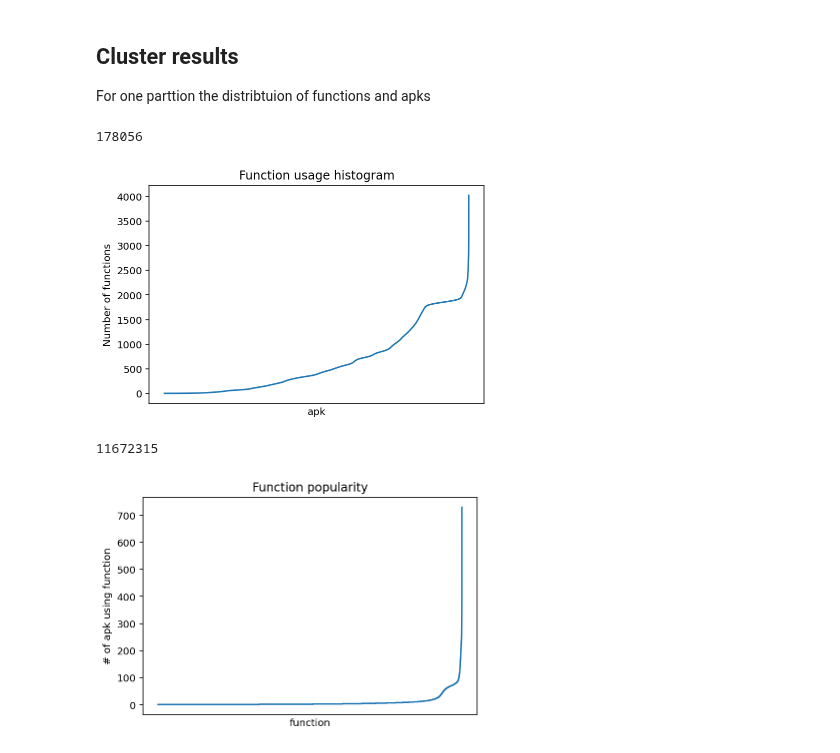
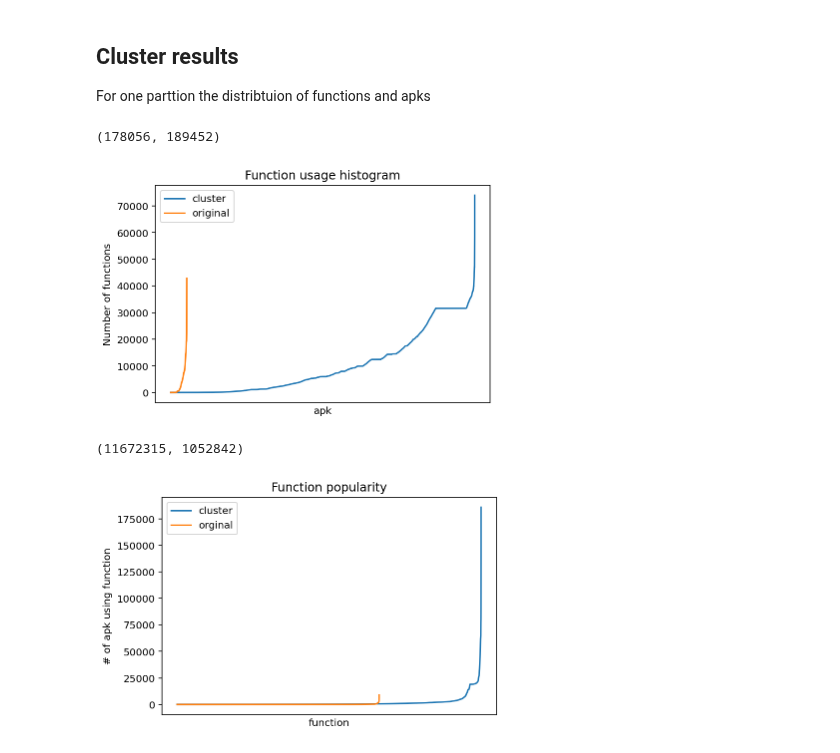
Before and after one commit to jrybicki-jsc/smms, a Jupyter notebook: graphla/clusterresults.ipynb, the cells around one changed output. Drawn from its saved outputs; the diff is of its cells as text; code cells hidden in the pictures.

```diff
--- a/graphla/clusterresults.ipynb
+++ b/graphla/clusterresults.ipynb
@@ -56,2 +14,2 @@ You can use sf.materialize() to force materialization.
 # %%
-fgs = mw.groupby(key_column_names='function', operations={'acount': agg.COUNT()})
+fgs_o = mw.groupby(key_column_names='function', operations={'acount': agg.COUNT()})
@@ -75,3 +16,5 @@ plt.plot(ss['fcount'].values)
+# %%
+fv_org = list(fgs_o.sort(key_column_names='acount')['acount'])
 # %% [markdown]
 ## Cluster results
 
@@ -81,6 +25,6 @@ apks = pd.read_csv('../res/clusterres/apks.csv', index_col=0)
 # %%
-apks.shape[0]
+apks.shape[0], new_apks.shape[0]
 # %% [output]
-178056
+(178056, 189452)
 # %%
 tpt = apks.sort_values(by='fcount')['fcount'].values
@@ -89,22 +34,32 @@ plt.title('Function usage histogram')
 plt.ylabel('Number of functions')
 plt.xlabel('apk')
 plt.xticks([])
-plt.plot(tpt);
+#plt.plot(tpt);
+plt.plot(tpt2, label='cluster')
+plt.plot(tpt_org, label='original')
+plt.legend();
+#plt.plot(ss['fcount'].values)
 # %% [output]
-[figure, old version]
+[figure, new version]
 # %%
-fck = pd.read_csv('../res/clusterres/funcs.csv', index_col=0)
+#fck = pd.read_csv('../res/clusterres/funcs.csv', index_col=0)
+fck2 = pd.read_csv('../res/newclusterres/funcs.csv', index_col=0)
 # %%
-fck.shape[0]
+fck.shape[0], fck2.shape[0]
 # %% [output]
-11672315
+(11672315, 1052842)
 # %%
 fv = fck.sort_values(by='acount').values
+# %%
+fv2 = fck2.sort_values(by='acount').values
 # %%
 plt.title('Function popularity')
 plt.ylabel('# of apk using function')
 plt.xlabel('function')
 plt.xticks([])
-plt.plot(fv);
+#plt.plot(fv);
+plt.plot(fv2, label='cluster')
+plt.plot(fv_org, label='orginal')
+plt.legend();
 # %% [output]
-[figure, old version]
+[figure, new version]
```
Also changed, not shown: parts of 53 cells of this notebook, 1 other file.
